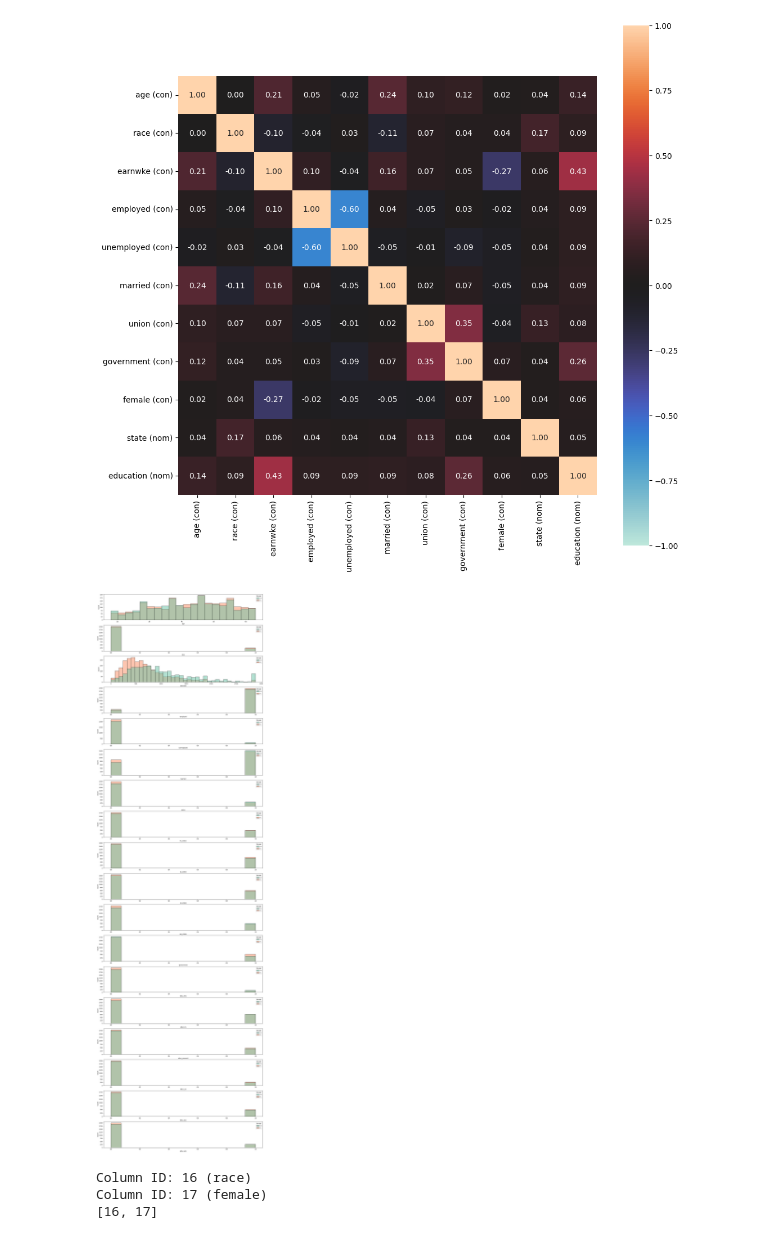
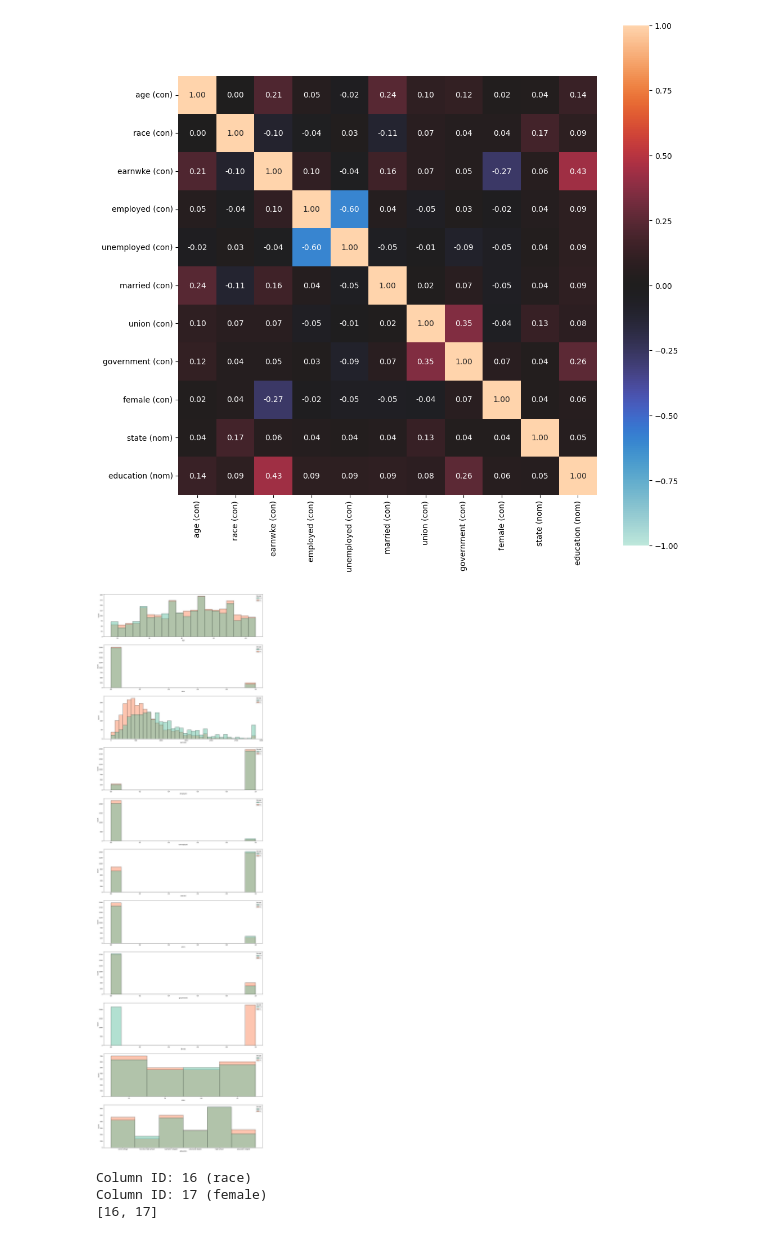
Before and after one commit to sebastianrohr/afae_assignment_2, a Jupyter notebook: exam/exam.ipynb, the cells around one changed output. Saved outputs shown, nothing was run; the diff lists cells and outputs as text; code cells hidden in the pictures.

```diff
--- a/exam/exam.ipynb
+++ b/exam/exam.ipynb
@@ -582,12 +582,12 @@ dython.nominal.associations(
 # %% [output]
 [figure]
 # %%
-fig, axes = plt.subplots(len(df_weekly_earn.columns)-1, figsize=(20, 70))
-for i, feature in enumerate(df_weekly_earn.columns[:-1]):
-    sns.histplot(data=df_weekly_earn, x=feature, hue='female', ax=axes[i], palette='Set2')
+fig, axes = plt.subplots(len(df_weekly_no_dummies.columns), figsize=(20, 70))
+for i, feature in enumerate(df_weekly_no_dummies.columns):
+    sns.histplot(data=df_weekly_no_dummies, x=feature, hue='female', ax=axes[i], palette='Set2')
 plt.show()
 # %% [output]
-[figure, old version]
+[figure, new version]
 # %%
 median = df_weekly_earn['earnwke'].median()
 df_weekly_earn['earnwke'] = (df_weekly_earn['earnwke'] >= median).astype(int)
```
Also changed, not shown: parts of 13 cells of this notebook.
